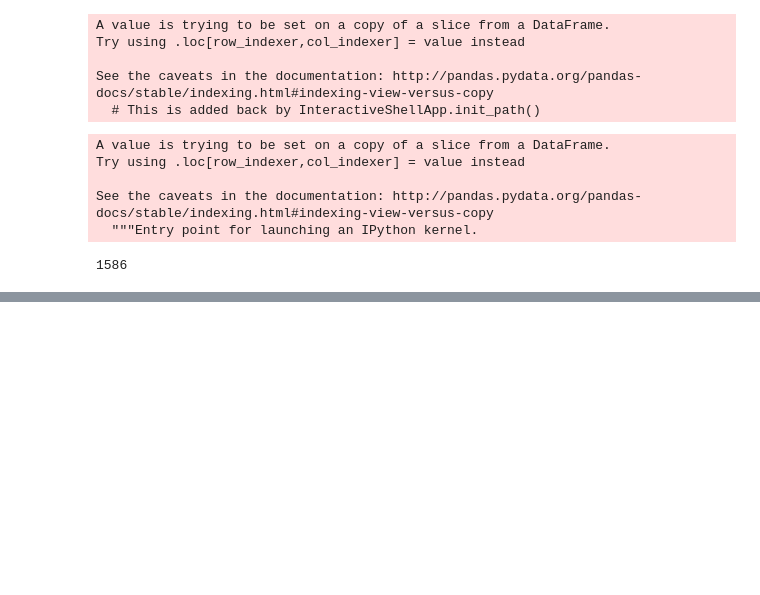
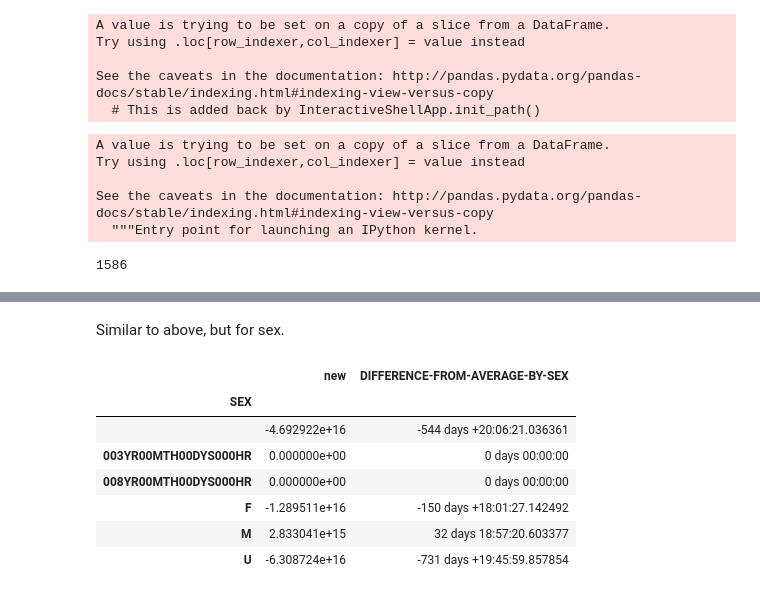
Before and after one commit to open-austin/complaint-map, a Jupyter notebook: notebooks/Bexar_sentences.ipynb, the cells around one changed output, grey strips where cells are left out. Drawn from its saved outputs; the diff is of its cells as text; code cells hidden in the pictures; blank space fills up the shorter version.

```diff
--- a/notebooks/Bexar_sentences.ipynb
+++ b/notebooks/Bexar_sentences.ipynb
@@ -160,0 +156,2 @@ average_sentences = sentences[["OFFENSE-CODE","OFFENSE-DESC","ORIGINAL-SENTENCE"
+# %%
+means = means.reset_index()
@@ -160,0 +229,15 @@ average_sentences = sentences[["OFFENSE-CODE","OFFENSE-DESC","ORIGINAL-SENTENCE"
+# %% [markdown]
+Similar to above, but for sex.
+# %%
+means_sex = sentences_with_average.groupby(["SEX"]).mean()
+means_sex['DIFFERENCE-FROM-AVERAGE-BY-SEX'] = pd.to_timedelta(means_sex['new'])
+means_sex
+# %% [output]
+|  | new | DIFFERENCE-FROM-AVERAGE-BY-SEX |
+| SEX |  |  |
+|  | -4.692922e+16 | -544 days +20:06:21.036361 |
+| 003YR00MTH00DYS000HR | 0.000000e+00 | 0 days 00:00:00 |
+| 008YR00MTH00DYS000HR | 0.000000e+00 | 0 days 00:00:00 |
+| F | -1.289511e+16 | -150 days +18:01:27.142492 |
+| M | 2.833041e+15 | 32 days 18:57:20.603377 |
+| U | -6.308724e+16 | -731 days +19:45:59.857854 |
```
Also changed, not shown: parts of 20 cells of this notebook.
